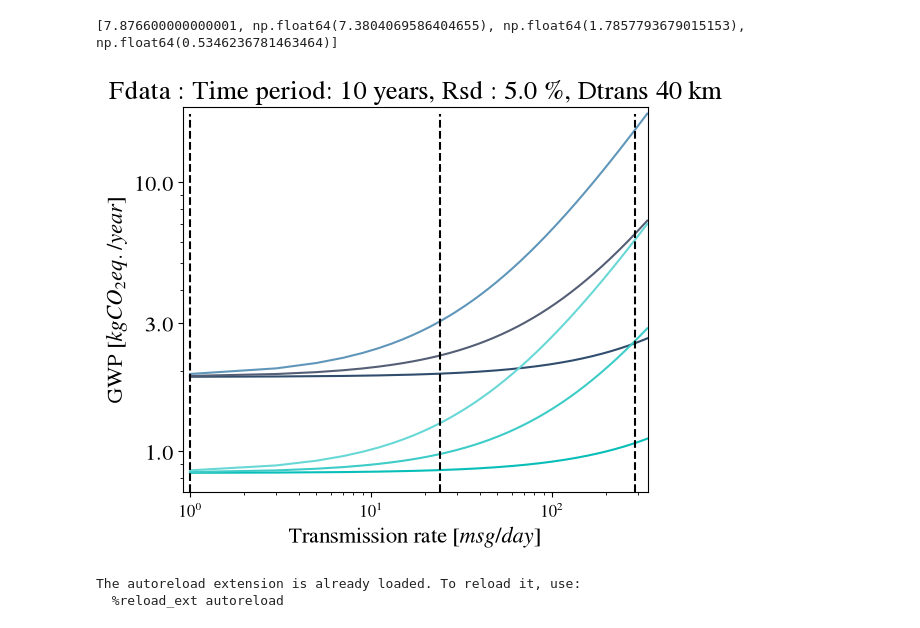
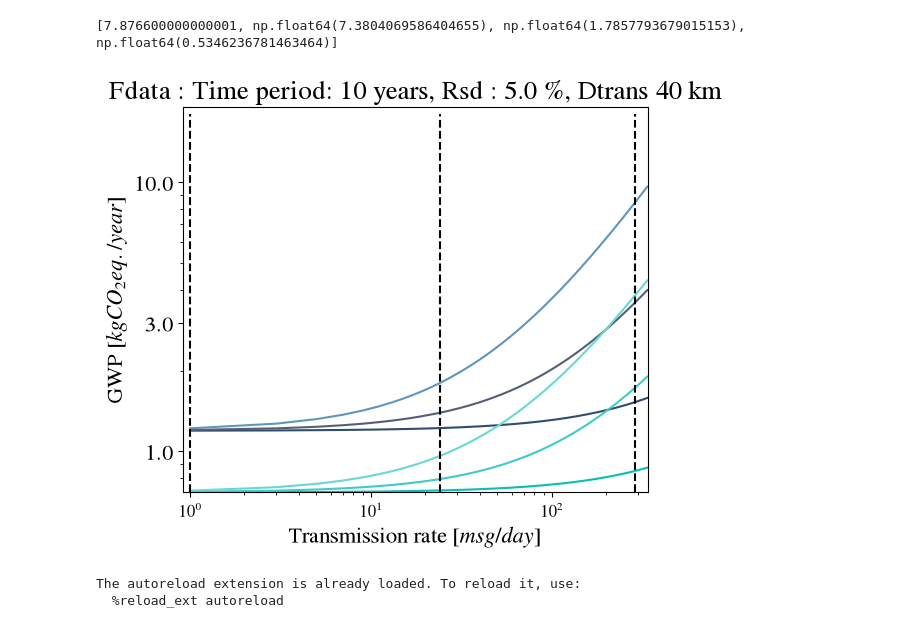
Before and after one commit to PolMaistriaux/IoT_Node_Modeling, a Jupyter notebook: Tests_Verified/NoteBook_Carbon_Footprint.ipynb, the cells around one changed output. Drawn from its saved outputs; the diff is of its cells as text; code cells hidden in the pictures.

Commit message:
Update transport model mainly

```diff
--- a/Tests_Verified/NoteBook_Carbon_Footprint.ipynb
+++ b/Tests_Verified/NoteBook_Carbon_Footprint.ipynb
@@ -125,17 +125,18 @@ placementNnodes   = 100
 decomNnodes       = 100
 replacementNnodes = 10
 
-transport_f =   transport_footprint(km_one_way = 10,
+transport_f =   transport_footprint(km_p_node = 1,
+                                    km_fixed  = 40
                                     type ="Unit",
-                                    weight_g = 500,
-                                    footprint_p_tkm = 0.545,
-                                    unit_factor = 1,
+                                    n_node = 1,
                                     footprint_p_km = 0.350)
 
-transport_c =   transport_cost( worker = 1, salary_p_hour = 20, work_hour =0.3, km_p_h = 50,km_one_way = 10,
-                                type ="Unit",
-                                weight_g = 500, cost_p_tkm =  0.2/1e3,
-                                unit_factor = 1,cost_p_km = 0.2)
+transport_c =   transport_cost( worker = 1,
+                               salary_p_hour = 20,
+                               work_hour_p_node =0.3, km_p_h = 50,
+                               km_fixed = 10,
+                               type ="Unit",
+                               n_node = 1,cost_p_km = 0.2)
 
 
 node_footprint = Node_BoM(  casing            =[0.709,    0.3932, 1.3259], #709
@@ -148,14 +149,7 @@ node_footprint = Node_BoM(  casing            =[0.709,    0.3932, 1.3259], #709
                             processing        =[0.366,    0.366,  0.4537],
                             sensing           =[0.0539,   0.0539, 0.5561],
                             ui                =[0.0306,   0.0017, 0.1155],
-                            transport         =[transport_f*show,transport_f*show,transport_f*show],
-                            battery           =[Batt_footprint  ,Batt_footprint,Batt_footprint],
-                            placement         =[transport_f,transport_f,transport_f],
-                            replacement       =[transport_f,transport_f,transport_f],
-                            decom             =[transport_f,transport_f,transport_f],
-                            placementNnodes   = placementNnodes,
-                            decomNnodes       = decomNnodes,
-                            replacementNnodes = replacementNnodes)
+                            battery           =[Batt_footprint  ,Batt_footprint,Batt_footprint],)
 
 
 node_Cost   = Node_BoM(     casing            =[10    ,    0 , 0], #ABS , IP rated
@@ -192,21 +186,21 @@ print([res1,res2,lifetime,residue])
 [7.876600000000001, np.float64(7.3804069586404655), np.float64(1.7857793679015153), np.float64(0.5346236781463464)]
 # %%
 
-lora_deployment_sweep_fdata(Replacement_strategy = "Complete",
+lora_deployment_sweep_fdata(Replacement_strategy = "Battery",
                        Footprint=node_footprint,
                        Node=node,
                        Nyears=10,
                        dtrans=40,
                        nAA = [1,3]  ,
                        param = [200,700,1200]   ,
                        paramType ="dnode",
                        fmax=24*12+50,
                        f_step=2         ,
                        Task_tx = this_task_tx0,
                        transport_model=F_trans,
                        filename = None            ,figsize =(6,5) )
 # %% [output]
-[figure, old version]
+[figure, new version]
 # %%
 %load_ext autoreload
 %autoreload 2
```
Also changed, not shown: 5 other files.
